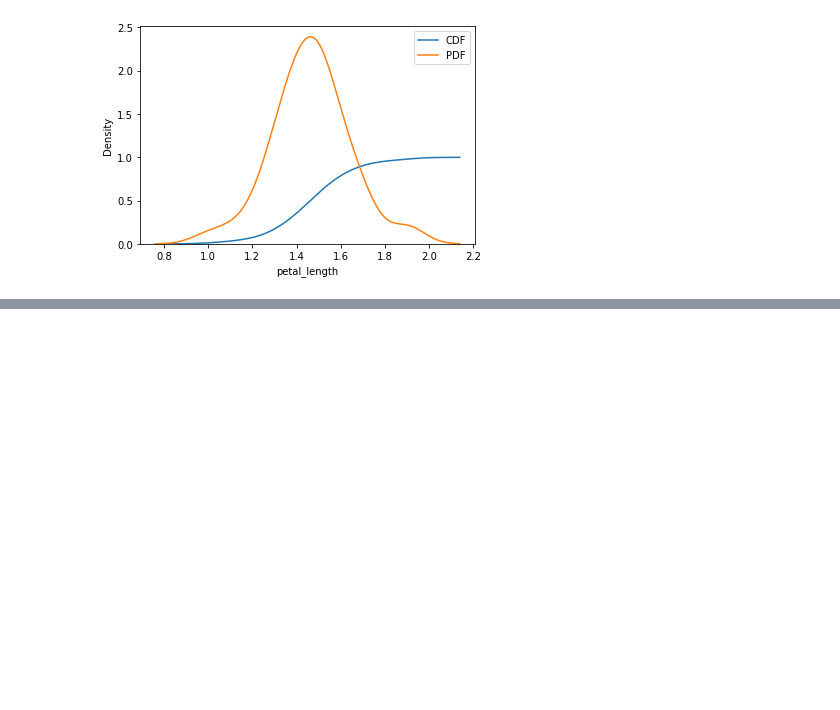
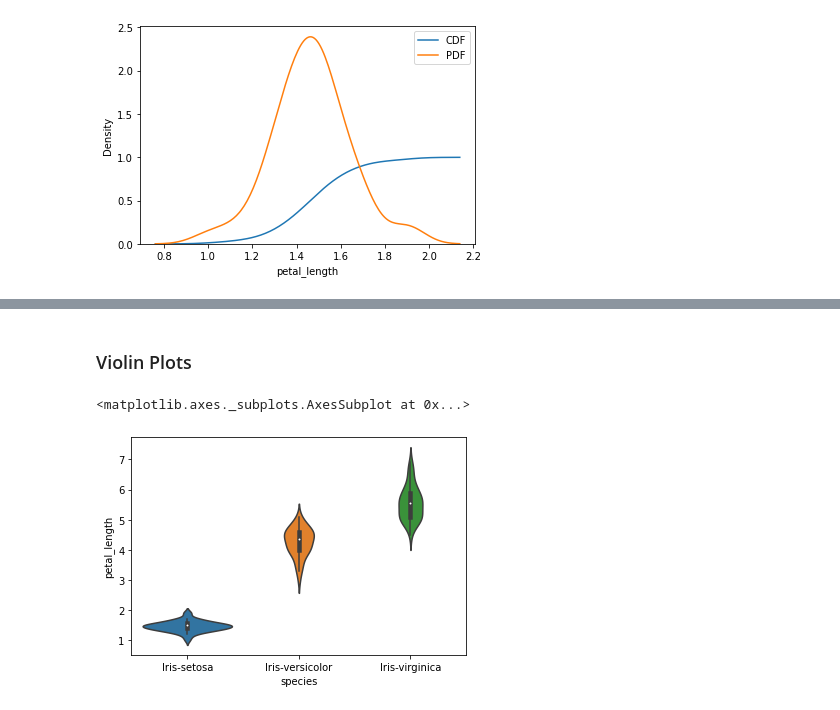
Before and after one commit to Vikas-KM/exploratory-data-analysis, a Jupyter notebook: eda_iris.ipynb, the cells around one changed output, grey strips where cells are left out. Drawn from its saved outputs; the diff is of its cells as text; code cells hidden in the pictures; blank space fills up the shorter version.

```diff
--- a/eda_iris.ipynb
+++ b/eda_iris.ipynb
@@ -156,0 +168,7 @@ No handles with labels found to put in legend.
+# %% [markdown]
+### Violin Plots
+# %%
+sns.violinplot(x='species',y='petal_length', data=df_iris)
+# %% [output]
+<matplotlib.axes._subplots.AxesSubplot at 0x...>
+[figure, added]
```
Also changed, not shown: parts of 7 cells of this notebook.
